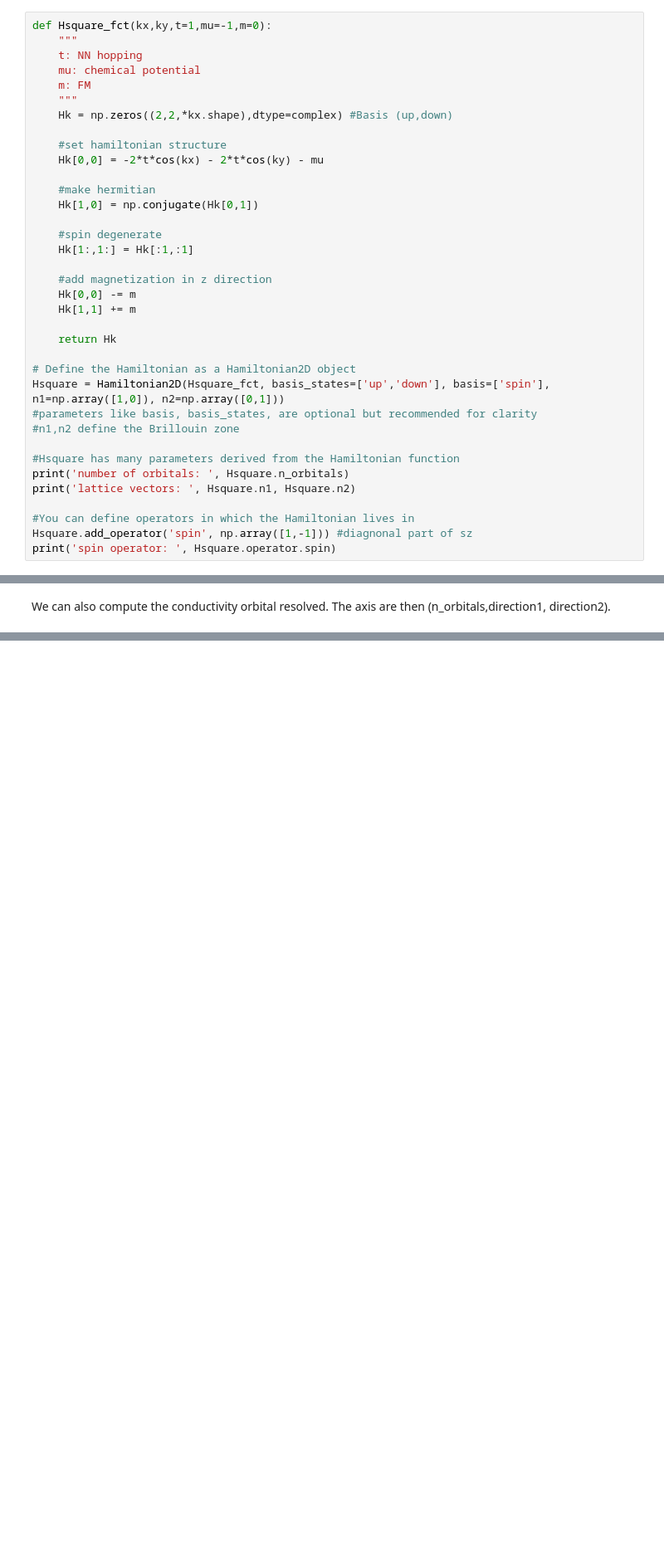
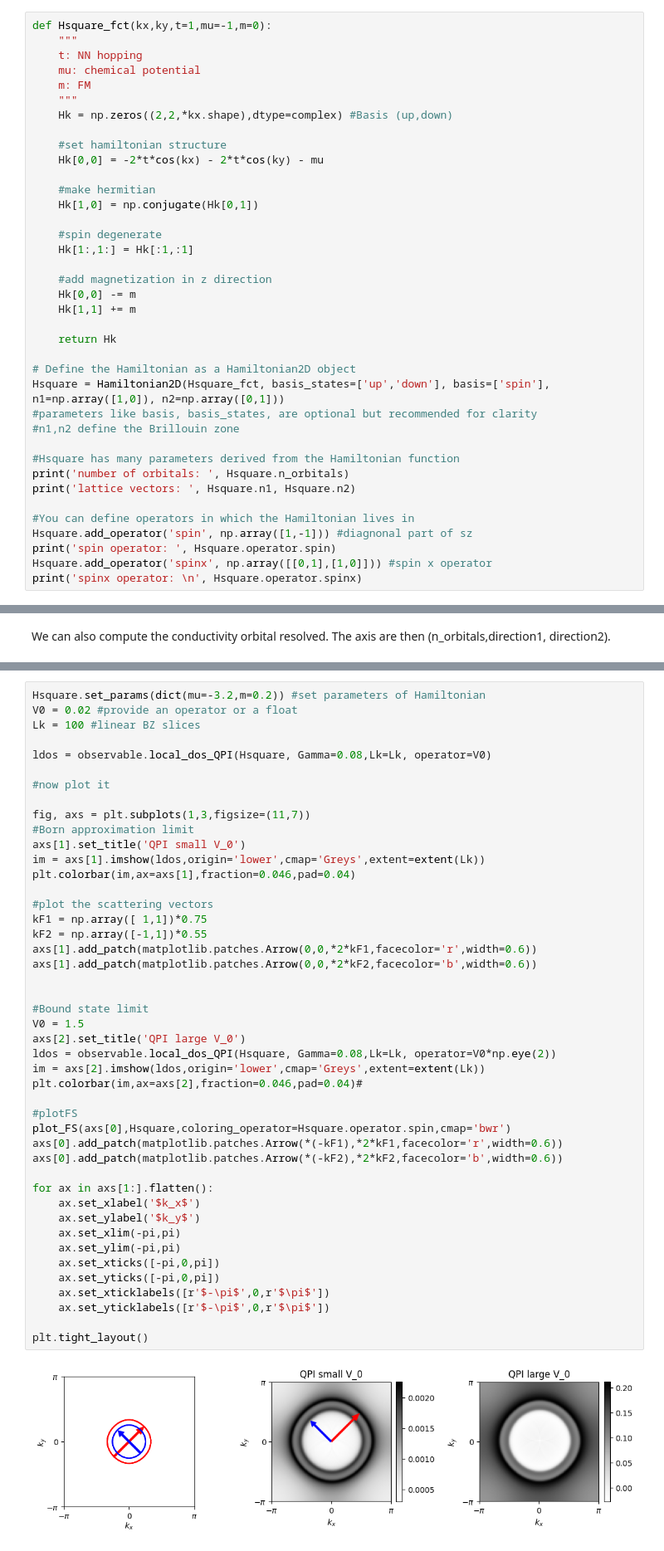
Before and after one commit to valeeb/blochK, a Jupyter notebook: tutorial.ipynb, the cells around one changed output, grey strips where cells are left out. Shown: that part at 83% size. Drawn from its saved outputs; the diff is of its cells as text; blank space fills up the shorter version.

```diff
--- a/tutorial.ipynb
+++ b/tutorial.ipynb
@@ -44,6 +53,8 @@ print('lattice vectors: ', Hsquare.n1, Hsquare.n2)
 #You can define operators in which the Hamiltonian lives in
 Hsquare.add_operator('spin', np.array([1,-1])) #diagnonal part of sz
 print('spin operator: ', Hsquare.operator.spin)
+Hsquare.add_operator('spinx', np.array([[0,1],[1,0]])) #spin x operator
+print('spinx operator: \n', Hsquare.operator.spinx)
 # %% [output]
 number of orbitals:  2
 lattice vectors:  [1 0] [0 1]
@@ -175,0 +202,47 @@ sigma_spin:
+# %%
+Hsquare.set_params(dict(mu=-3.2,m=0.2)) #set parameters of Hamiltonian
+V0 = 0.02 #provide an operator or a float
+Lk = 100 #linear BZ slices
+
+ldos = observable.local_dos_QPI(Hsquare, Gamma=0.08,Lk=Lk, operator=V0)
+
+#now plot it
+
+fig, axs = plt.subplots(1,3,figsize=(11,7))
+#Born approximation limit
+axs[1].set_title('QPI small V_0')
+im = axs[1].imshow(ldos,origin='lower',cmap='Greys',extent=extent(Lk))
+plt.colorbar(im,ax=axs[1],fraction=0.046,pad=0.04)
+
+#plot the scattering vectors
+kF1 = np.array([ 1,1])*0.75
+kF2 = np.array([-1,1])*0.55
+axs[1].add_patch(matplotlib.patches.Arrow(0,0,*2*kF1,facecolor='r',width=0.6))
+axs[1].add_patch(matplotlib.patches.Arrow(0,0,*2*kF2,facecolor='b',width=0.6))
+
+
+#Bound state limit
+V0 = 1.5
+axs[2].set_title('QPI large V_0')
+ldos = observable.local_dos_QPI(Hsquare, Gamma=0.08,Lk=Lk, operator=V0*np.eye(2))
+im = axs[2].imshow(ldos,origin='lower',cmap='Greys',extent=extent(Lk))
+plt.colorbar(im,ax=axs[2],fraction=0.046,pad=0.04)#
+
+#plotFS
+plot_FS(axs[0],Hsquare,coloring_operator=Hsquare.operator.spin,cmap='bwr')
+axs[0].add_patch(matplotlib.patches.Arrow(*(-kF1),*2*kF1,facecolor='r',width=0.6))
+axs[0].add_patch(matplotlib.patches.Arrow(*(-kF2),*2*kF2,facecolor='b',width=0.6))
+
+for ax in axs[1:].flatten():
+    ax.set_xlabel('$k_x$')
+    ax.set_ylabel('$k_y$')
+    ax.set_xlim(-pi,pi)
+    ax.set_ylim(-pi,pi)
+    ax.set_xticks([-pi,0,pi])
+    ax.set_yticks([-pi,0,pi])
+    ax.set_xticklabels([r'$-\pi$',0,r'$\pi$'])
+    ax.set_yticklabels([r'$-\pi$',0,r'$\pi$'])
+
+plt.tight_layout()
+# %% [output]
+[figure, added]
```
Also changed, not shown: parts of 4 cells of this notebook, 7 other files.
